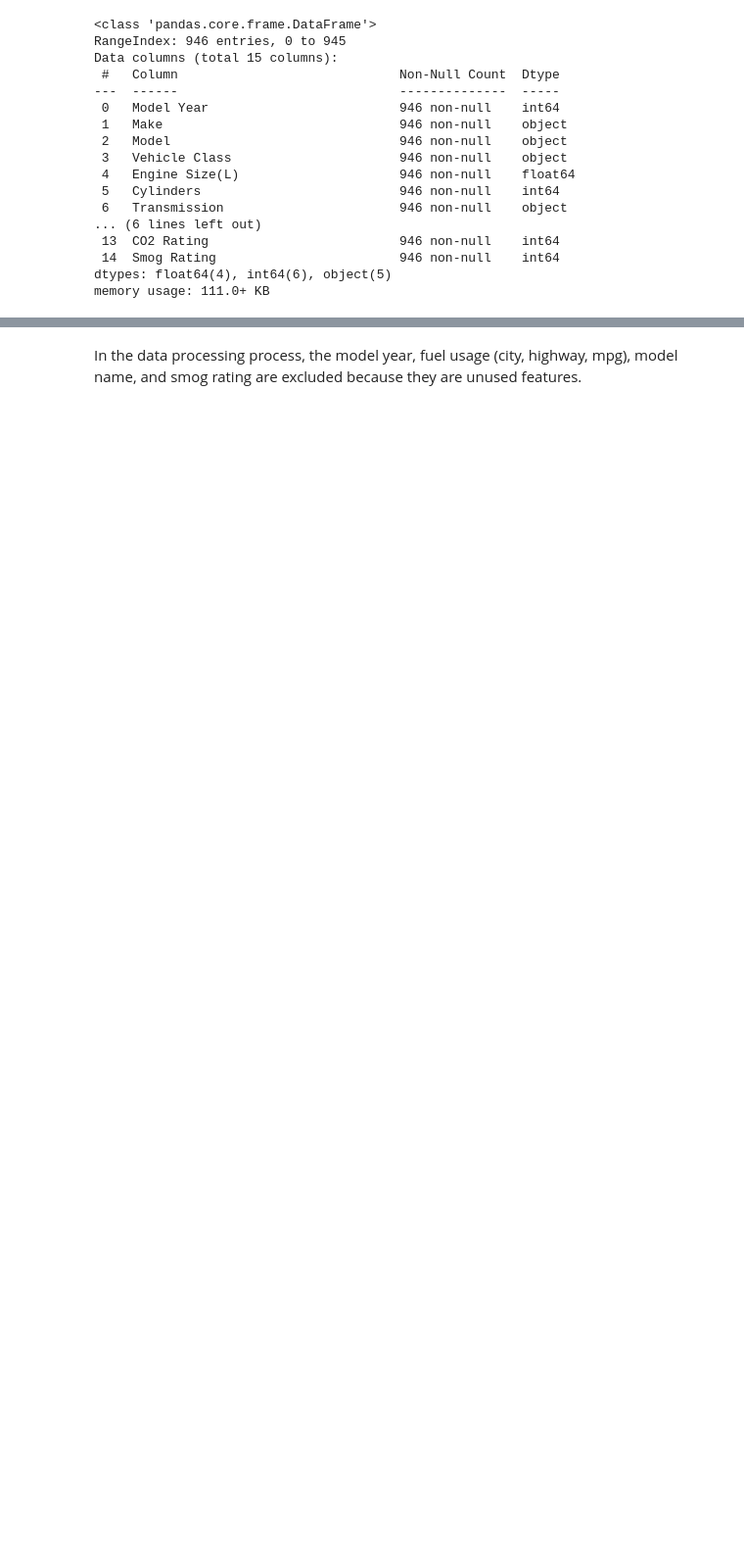
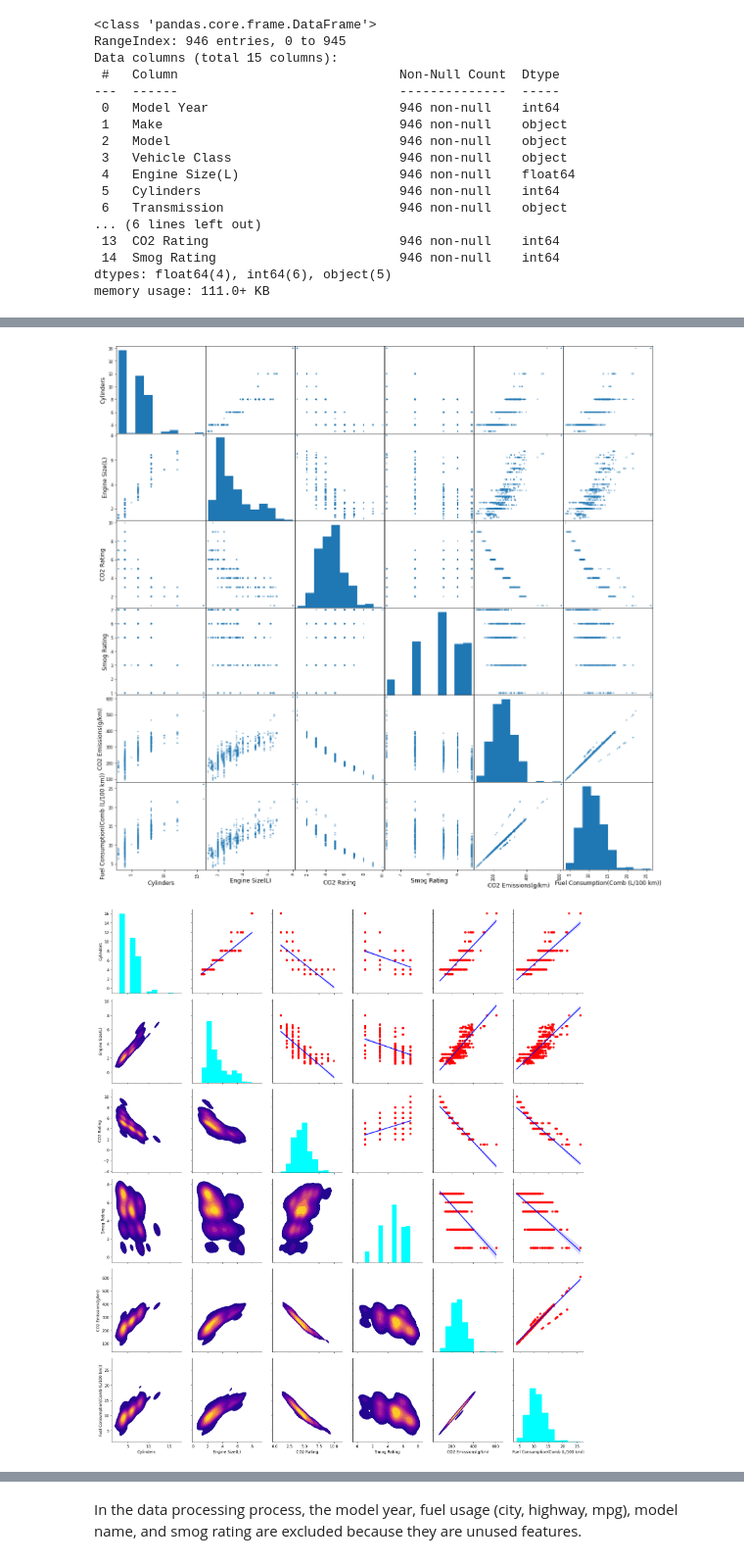
Before and after one commit to DecisionDisorder/FuelConsumptionRatings, a Jupyter notebook: src/tp_rating_knn.ipynb, the cells around one changed output, grey strips where cells are left out. Shown: that part at 98% size. Drawn from its saved outputs; the diff is of its cells as text; code cells hidden in the pictures; blank space fills up the shorter version.

```diff
--- a/src/tp_rating_knn.ipynb
+++ b/src/tp_rating_knn.ipynb
@@ -45,3 +45,14 @@ df.describe()
 | 50% | 2022.0 | 3.000000 | 6.000000 | 12.200000 | 9.200000 | ... |
 | 75% | 2022.0 | 3.800000 | 6.000000 | 14.700000 | 10.700000 | ... |
 | max | 2022.0 | 8.000000 | 16.000000 | 30.300000 | 20.900000 | ... |
+# %%
+from pandas.plotting import scatter_matrix
+plt.rc('font', size=12)
+scatter_matrix(df[['Cylinders','Engine Size(L)','CO2 Rating', 'Smog Rating','CO2 Emissions(g/km)','Fuel Consumption(Comb (L/100 km))']], figsize=(20, 20))
+g = sns.PairGrid(df[['Cylinders','Engine Size(L)','CO2 Rating', 'Smog Rating','CO2 Emissions(g/km)','Fuel Consumption(Comb (L/100 km))']], height=4, aspect=0.9)
+g.map_upper(sns.regplot,scatter_kws={"color": "red"}, line_kws={"color": "blue"})
+g.map_lower(sns.kdeplot, cmap="plasma", shade=True, thresh=0.05)
+g.map_diag(plt.hist,color = 'cyan')
+# %% [output]
+[figure, added]
+[figure, added]
```
Also changed, not shown: parts of 5 cells of this notebook, 1 other file.
